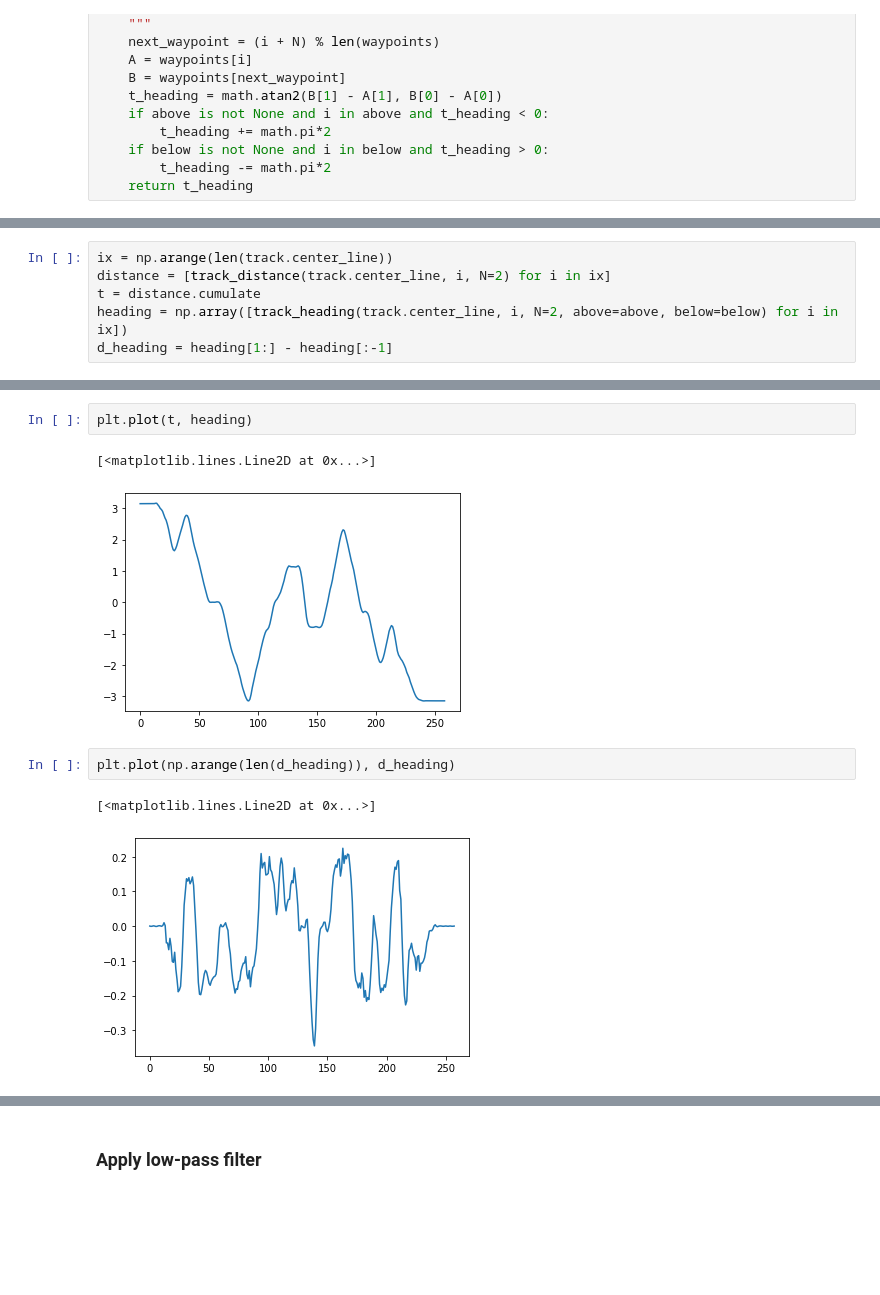
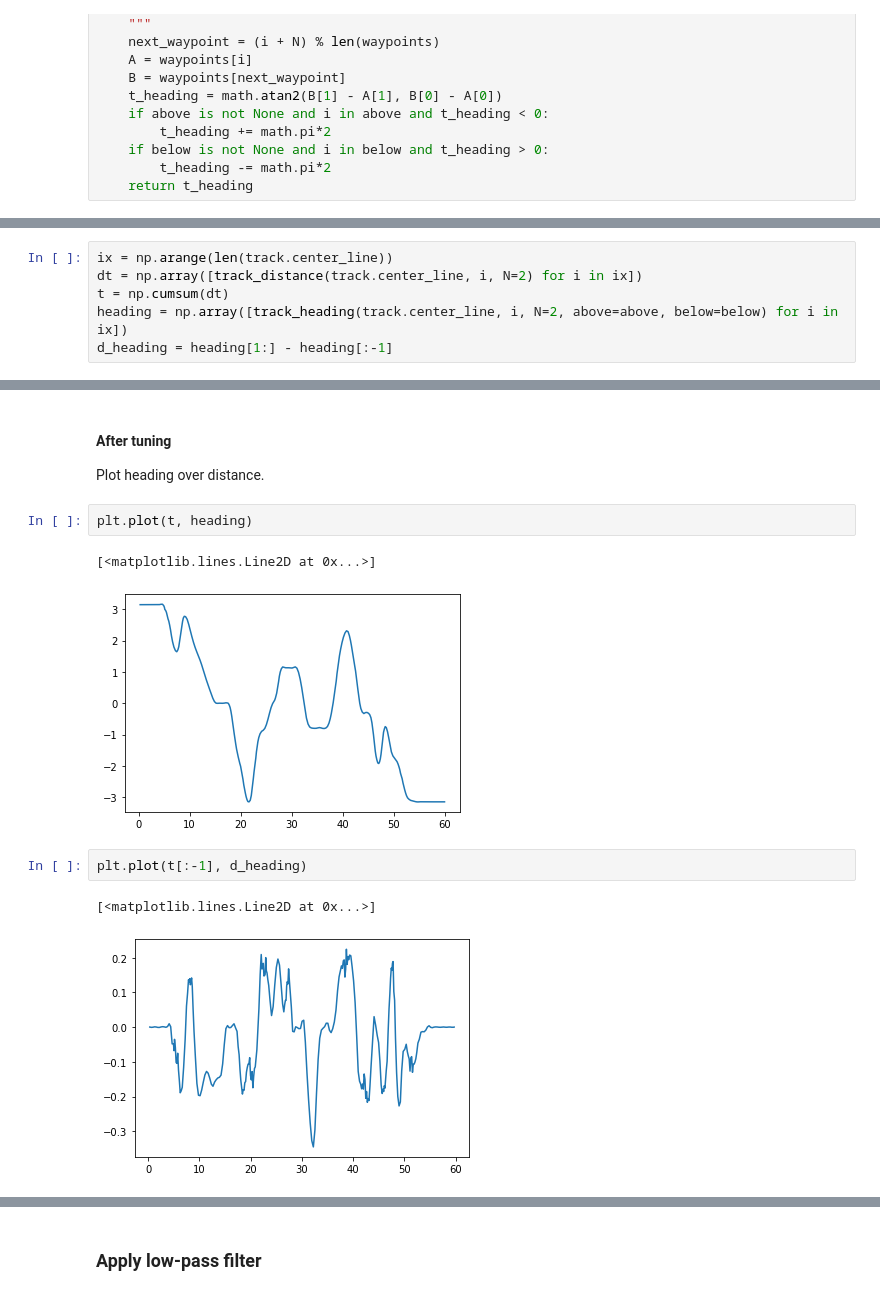
Before and after one commit to Maciej-GBS/dr-gummy, a Jupyter notebook: Essentials_analysis.ipynb, the cells around one changed output, grey strips where cells are left out. Saved outputs shown, nothing was run; the diff lists cells and outputs as text; blank space fills up the shorter version.

```diff
--- a/Essentials_analysis.ipynb
+++ b/Essentials_analysis.ipynb
@@ -365,7 +383,7 @@ above = list(range(0,25))
 below = list(range(225,270)) + list(range(90,98))
 # %%
 ix = np.arange(len(track.center_line))
-distance = [track_distance(track.center_line, i, N=2) for i in ix]
-t = distance.cumulate
+dt = np.array([track_distance(track.center_line, i, N=2) for i in ix])
+t = np.cumsum(dt)
 heading = np.array([track_heading(track.center_line, i, N=2, above=above, below=below) for i in ix])
 d_heading = heading[1:] - heading[:-1]
@@ -372,10 +406,13 @@ d_heading = heading[1:] - heading[:-1]
+# %% [markdown]
+#### After tuning
+Plot heading over distance.
 # %%
 plt.plot(t, heading)
 # %% [output]
 [<matplotlib.lines.Line2D at 0x...>]
-[figure, old version]
+[figure, new version]
 # %%
-plt.plot(np.arange(len(d_heading)), d_heading)
+plt.plot(t[:-1], d_heading)
 # %% [output]
 [<matplotlib.lines.Line2D at 0x...>]
-[figure, old version]
+[figure, new version]
```
Also changed, not shown: parts of 37 cells of this notebook.
